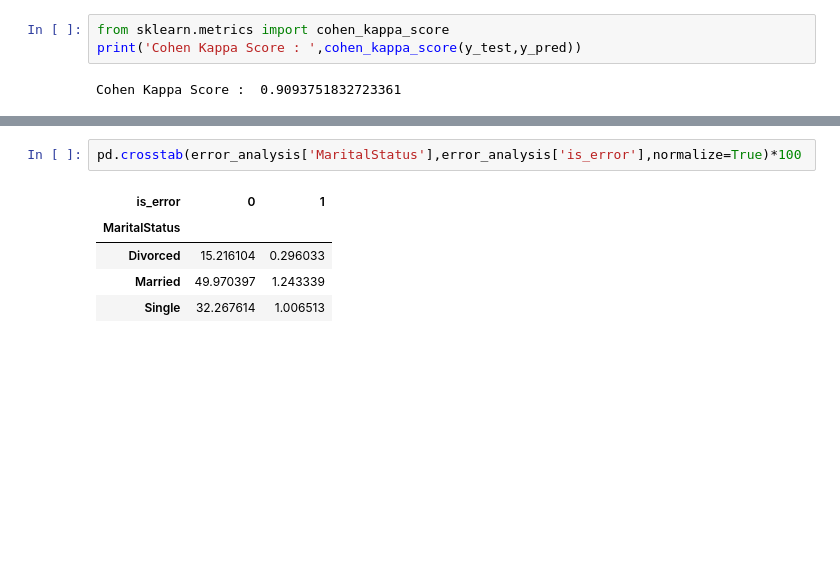
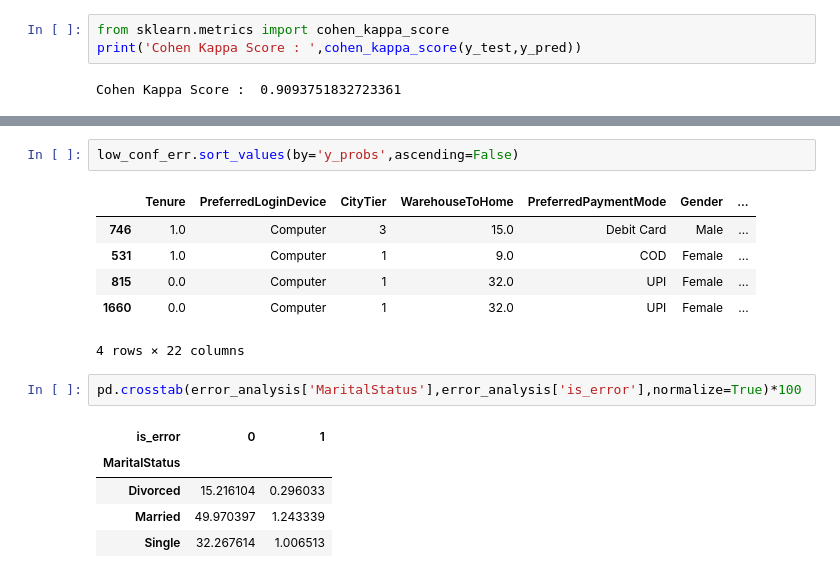
Before and after one commit to Maxwell-Selassie/Churn-Prediction, a Jupyter notebook: model_evaluation.ipynb, the cells around one changed output, grey strips where cells are left out. Saved outputs shown, nothing was run; the diff lists cells and outputs as text; blank space fills up the shorter version.

```diff
--- a/model_evaluation.ipynb
+++ b/model_evaluation.ipynb
@@ -251,3 +302,12 @@ error
+# %%
+low_conf_err.sort_values(by='y_probs',ascending=False)
+# %% [output]
+|  | Tenure | PreferredLoginDevice | CityTier | WarehouseToHome | PreferredPaymentMode | Gender | ... |
+| 746 | 1.0 | Computer | 3 | 15.0 | Debit Card | Male | ... |
+| 531 | 1.0 | Computer | 1 | 9.0 | COD | Female | ... |
+| 815 | 0.0 | Computer | 1 | 32.0 | UPI | Female | ... |
+| 1660 | 0.0 | Computer | 1 | 32.0 | UPI | Female | ... |
+4 rows × 22 columns
 # %%
 pd.crosstab(error_analysis['MaritalStatus'],error_analysis['is_error'],normalize=True)*100
 # %% [output]
```
Also changed, not shown: parts of 13 cells of this notebook, 4 other files.
